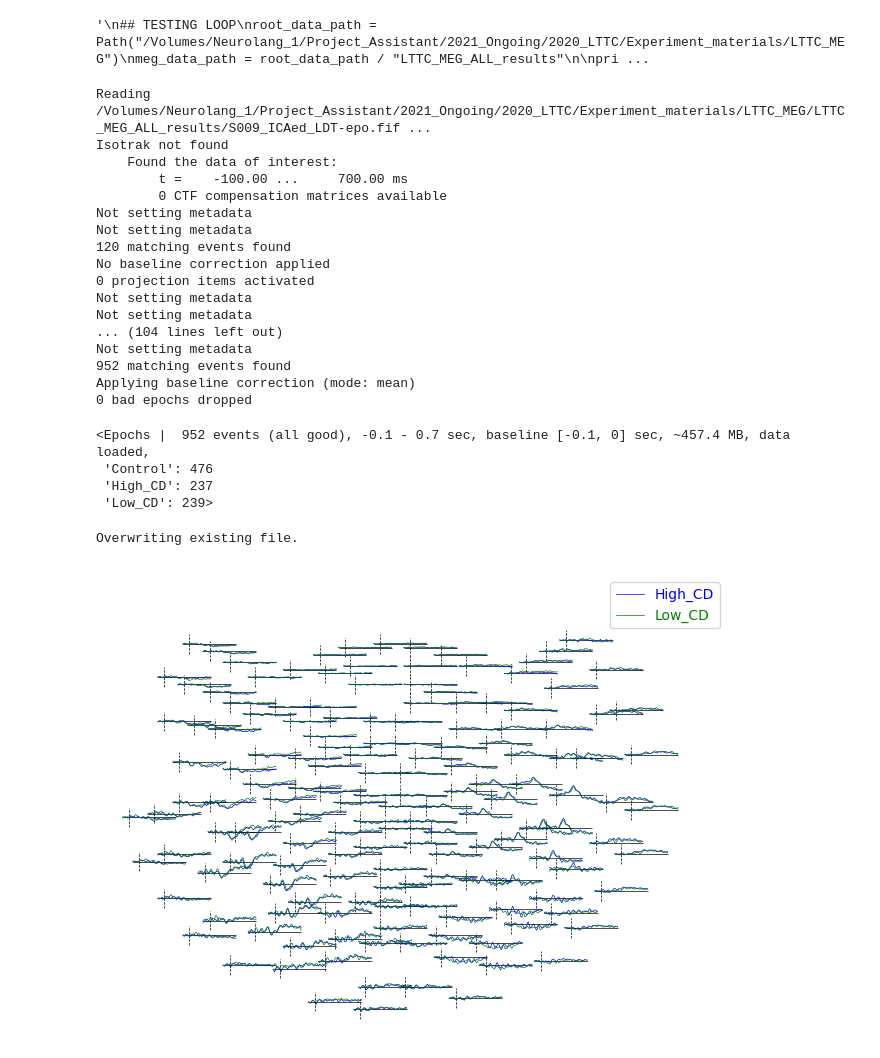
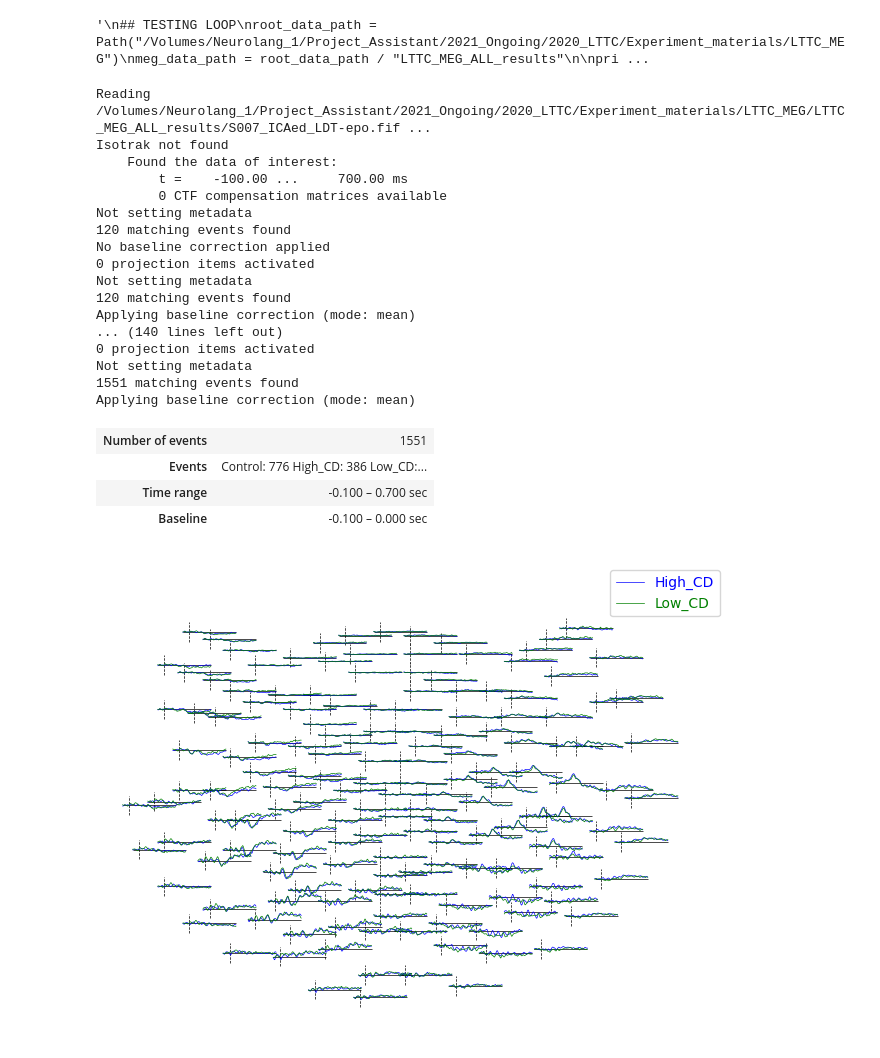
Before and after one commit to DHCLAIRE/ICN_related, a Jupyter notebook: LTTC/LTTC_MEG_epochs-evoked.ipynb, the cells around one changed output. Saved outputs shown, nothing was run; the diff lists cells and outputs as text; code cells hidden in the pictures.

Commit message:
Revise the subs num to resave the epoch fiff file

```diff
--- a/LTTC/LTTC_MEG_epochs-evoked.ipynb
+++ b/LTTC/LTTC_MEG_epochs-evoked.ipynb
@@ -38,48 +38,49 @@ meg_data_path = root_data_path / "LTTC_MEG_ALL_results"
 
 #meg_data_path = Path("/Users/ting-hsin/Downloads/TMP_File_forIRB")
 
 #print(root_data_path)
 
 tmp_sub_epochsLIST = []
 all_sub_epochsLIST = []
 
-for idINT in range(9, 17):
+selected_subLIST = [7, 9, 10, 11, 12, 13, 14, 15, 16, 17, 20, 21, 22]
+
+for idINT in selected_subLIST:
     sub_id = idINT
+    #print(sub_id)
 
     n_epoch_LDT = mne.read_epochs(meg_data_path / Path('S%.3d_ICAed_LDT-epo.fif' %sub_id))
     #n_epoch_LDT = n_epoch_LDTfile.load_data().get_data()
 
     #print(n_epoch_LDTfile.info)
     n_epoch_LDT.pick('mag')
     tmp_sub_epochsLIST.extend([n_epoch_LDT])
     all_sub_epochsLIST = mne.concatenate_epochs(tmp_sub_epochsLIST)
 all_sub_epochsLIST
 # %% [output]
-Reading /Volumes/Neurolang_1/Project_Assistant/2021_Ongoing/2020_LTTC/Experiment_materials/LTTC_MEG/LTTC_MEG_ALL_results/S009_ICAed_LDT-epo.fif ...
+Reading /Volumes/Neurolang_1/Project_Assistant/2021_Ongoing/2020_LTTC/Experiment_materials/LTTC_MEG/LTTC_MEG_ALL_results/S007_ICAed_LDT-epo.fif ...
 Isotrak not found
     Found the data of interest:
         t =    -100.00 ...     700.00 ms
         0 CTF compensation matrices available
 Not setting metadata
-Not setting metadata
 120 matching events found
 No baseline correction applied
 0 projection items activated
 Not setting metadata
+120 matching events found
+Applying baseline correction (mode: mean)
+... (140 lines left out)
+0 projection items activated
 Not setting metadata
-... (104 lines left out)
-Not setting metadata
-952 matching events found
+1551 matching events found
 Applying baseline correction (mode: mean)
-0 bad epochs dropped
-<Epochs |  952 events (all good), -0.1 - 0.7 sec, baseline [-0.1, 0] sec, ~457.4 MB, data loaded,
- 'Control': 476
- 'High_CD': 237
- 'Low_CD': 239>
+| Number of events | 1551 |
+| Events | Control: 776 High_CD: 386 Low_CD:... |
+| Time range | -0.100 – 0.700 sec |
+| Baseline | -0.100 – 0.000 sec |
 # %%
-all_sub_epochsLIST.save(meg_data_path / Path('009-016_LDT-merge-epo.fif'), overwrite=True)
+all_sub_epochsLIST.save(meg_data_path / Path('LTTC_all_13subs_LDT-merge-epo.fif'), overwrite=True)
-# %% [output]
-Overwriting existing file.
 # %%
 # To see the average evoked of every participants so far
 
```
